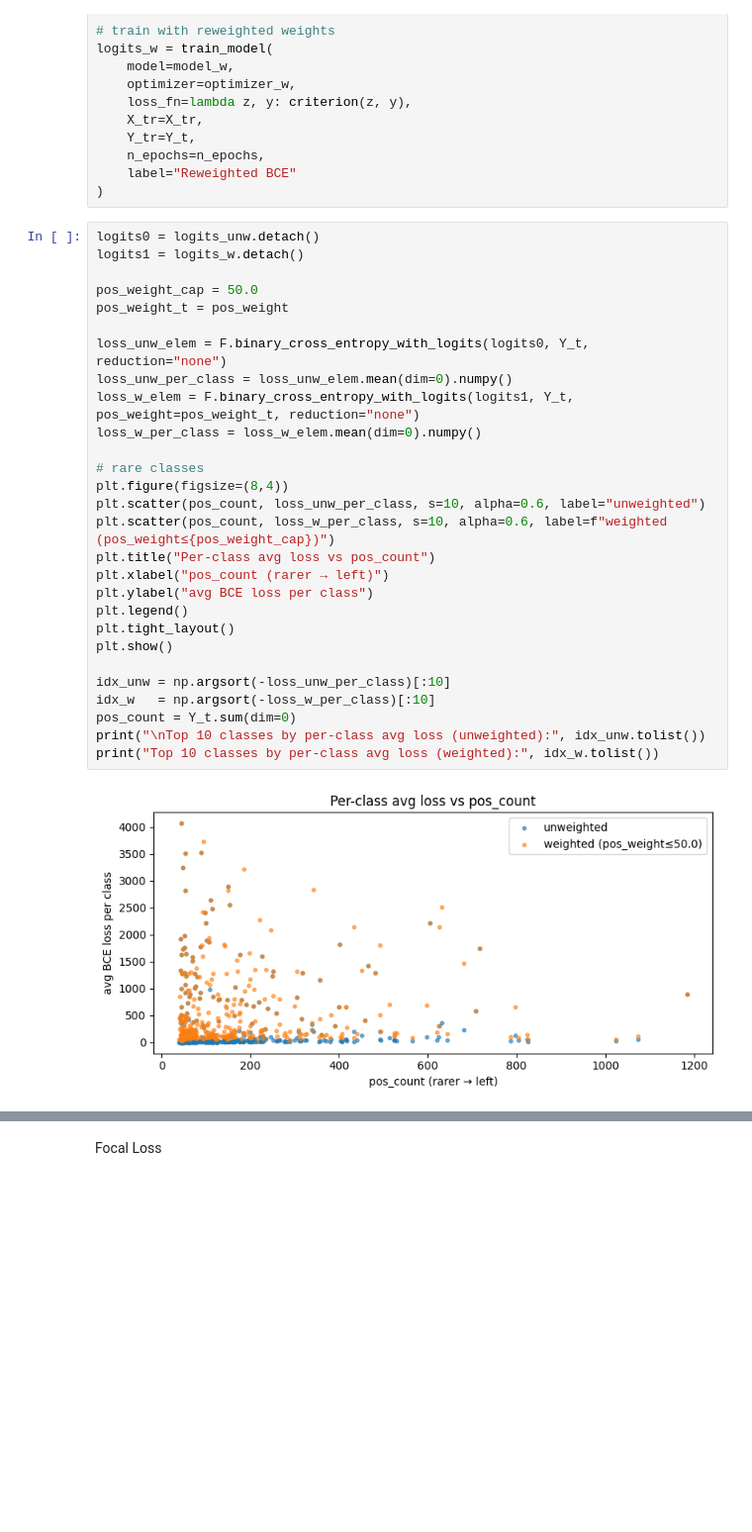
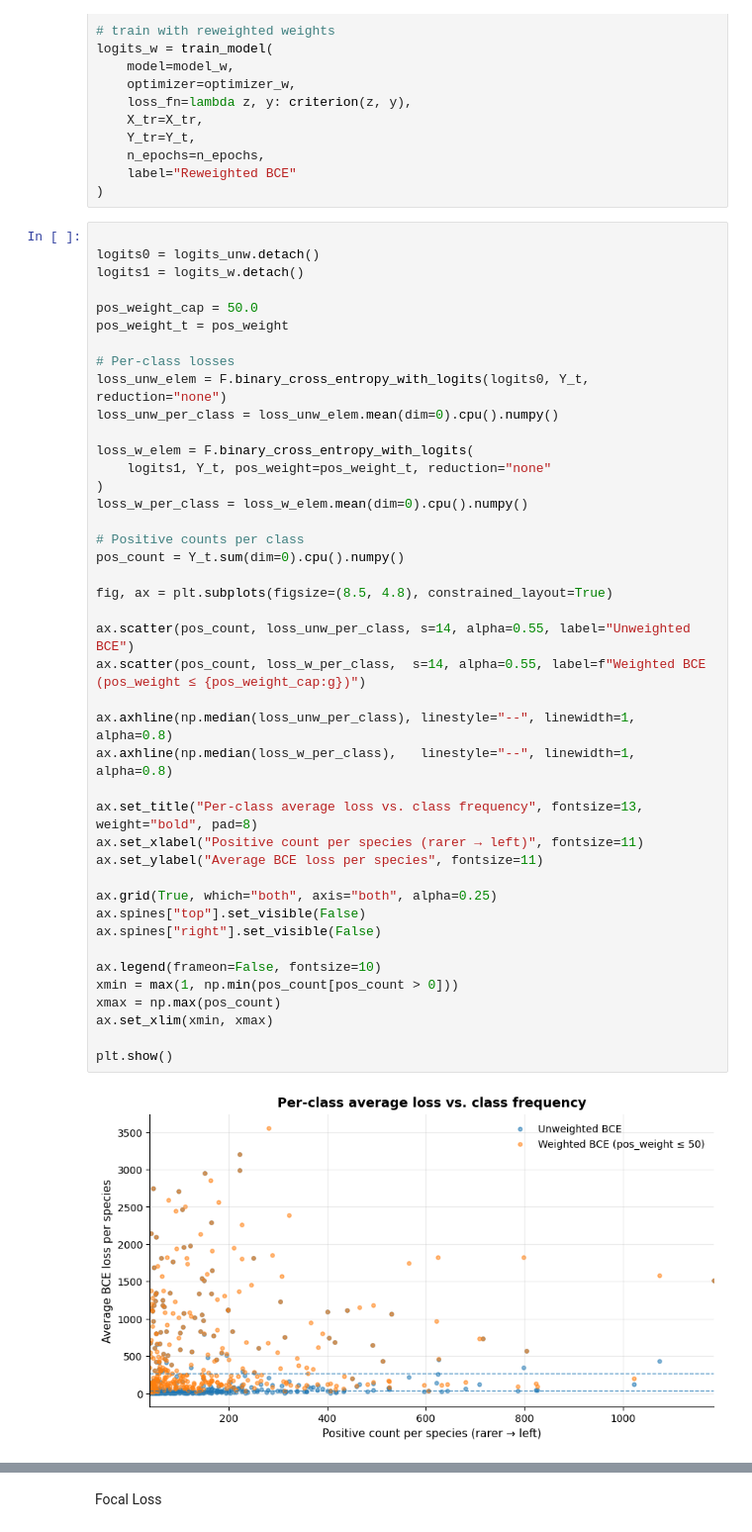
Before and after one commit to AaronDinesh/IPEO-2025, a Jupyter notebook: class_imbalances.ipynb, the cells around one changed output, grey strips where cells are left out. Shown at 99% size. Saved outputs shown, nothing was run; the diff lists cells and outputs as text; blank space fills up the shorter version.

```diff
--- a/class_imbalances.ipynb
+++ b/class_imbalances.ipynb
@@ -457,32 +511,46 @@ logits_w = train_model(
     label="Reweighted BCE"
 )
 # %%
+
 logits0 = logits_unw.detach()
 logits1 = logits_w.detach()
 
 pos_weight_cap = 50.0
 pos_weight_t = pos_weight
 
+# Per-class losses
 loss_unw_elem = F.binary_cross_entropy_with_logits(logits0, Y_t, reduction="none")
-loss_unw_per_class = loss_unw_elem.mean(dim=0).numpy()
-loss_w_elem = F.binary_cross_entropy_with_logits(logits1, Y_t, pos_weight=pos_weight_t, reduction="none")
-loss_w_per_class = loss_w_elem.mean(dim=0).numpy()
+loss_unw_per_class = loss_unw_elem.mean(dim=0).cpu().numpy()
 
-# rare classes
-plt.figure(figsize=(8,4))
-plt.scatter(pos_count, loss_unw_per_class, s=10, alpha=0.6, label="unweighted")
-plt.scatter(pos_count, loss_w_per_class, s=10, alpha=0.6, label=f"weighted (pos_weight≤{pos_weight_cap})")
-plt.title("Per-class avg loss vs pos_count")
-plt.xlabel("pos_count (rarer → left)")
-plt.ylabel("avg BCE loss per class")
-plt.legend()
-plt.tight_layout()
+loss_w_elem = F.binary_cross_entropy_with_logits(
+    logits1, Y_t, pos_weight=pos_weight_t, reduction="none"
+)
+loss_w_per_class = loss_w_elem.mean(dim=0).cpu().numpy()
+
+# Positive counts per class
+pos_count = Y_t.sum(dim=0).cpu().numpy()
+
+fig, ax = plt.subplots(figsize=(8.5, 4.8), constrained_layout=True)
+
+ax.scatter(pos_count, loss_unw_per_class, s=14, alpha=0.55, label="Unweighted BCE")
+ax.scatter(pos_count, loss_w_per_class,  s=14, alpha=0.55, label=f"Weighted BCE (pos_weight ≤ {pos_weight_cap:g})")
+
+ax.axhline(np.median(loss_unw_per_class), linestyle="--", linewidth=1, alpha=0.8)
+ax.axhline(np.median(loss_w_per_class),   linestyle="--", linewidth=1, alpha=0.8)
+
+ax.set_title("Per-class average loss vs. class frequency", fontsize=13, weight="bold", pad=8)
+ax.set_xlabel("Positive count per species (rarer → left)", fontsize=11)
+ax.set_ylabel("Average BCE loss per species", fontsize=11)
+
+ax.grid(True, which="both", axis="both", alpha=0.25)
+ax.spines["top"].set_visible(False)
+ax.spines["right"].set_visible(False)
+
+ax.legend(frameon=False, fontsize=10)
+xmin = max(1, np.min(pos_count[pos_count > 0]))
+xmax = np.max(pos_count)
+ax.set_xlim(xmin, xmax)
+
 plt.show()
-
-idx_unw = np.argsort(-loss_unw_per_class)[:10]
-idx_w   = np.argsort(-loss_w_per_class)[:10]
-pos_count = Y_t.sum(dim=0)
-print("\nTop 10 classes by per-class avg loss (unweighted):", idx_unw.tolist())
-print("Top 10 classes by per-class avg loss (weighted):", idx_w.tolist())
 # %% [output]
-[figure, old version]
+[figure, new version]
```
Also changed, not shown: parts of 18 cells of this notebook.
